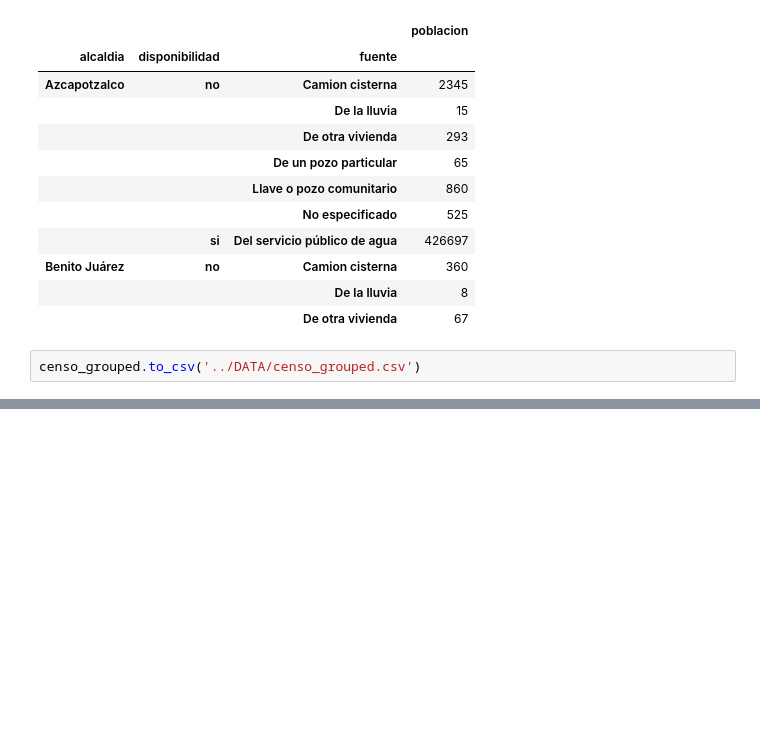
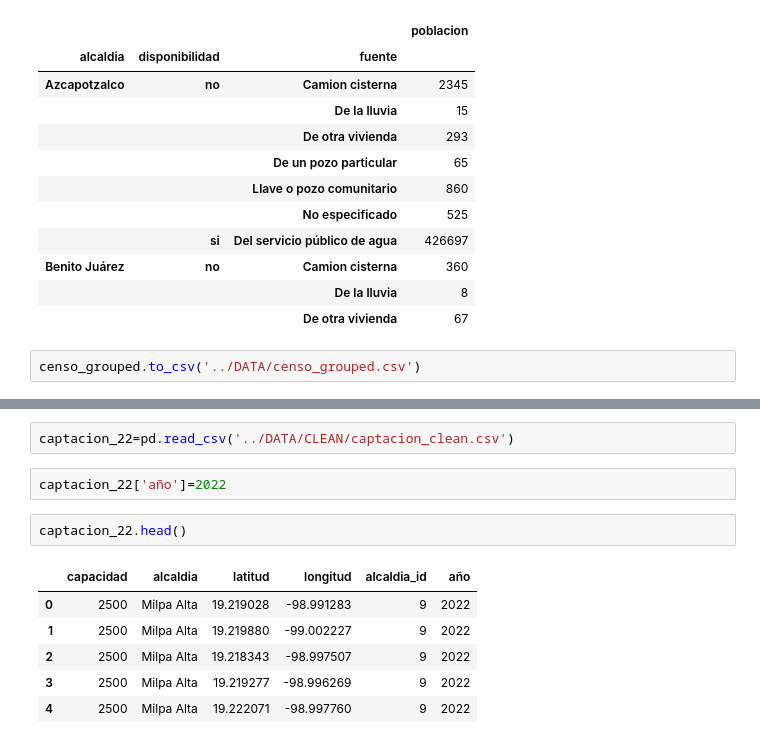
Before and after one commit to Anton-Utray/ETL-EDA, a Jupyter notebook: SRC/Data cleaning.ipynb, the cells around one changed output, grey strips where cells are left out. Drawn from its saved outputs; the diff is of its cells as text; blank space fills up the shorter version.

```diff
--- a/SRC/Data cleaning.ipynb
+++ b/SRC/Data cleaning.ipynb
@@ -70,0 +90,13 @@ censo_grouped.to_csv('../DATA/censo_grouped.csv')
+# %%
+captacion_22=pd.read_csv('../DATA/CLEAN/captacion_clean.csv')
+# %%
+captacion_22['año']=2022
+# %%
+captacion_22.head()
+# %% [output]
+|  | capacidad | alcaldia | latitud | longitud | alcaldia_id | año |
+| 0 | 2500 | Milpa Alta | 19.219028 | -98.991283 | 9 | 2022 |
+| 1 | 2500 | Milpa Alta | 19.219880 | -99.002227 | 9 | 2022 |
+| 2 | 2500 | Milpa Alta | 19.218343 | -98.997507 | 9 | 2022 |
+| 3 | 2500 | Milpa Alta | 19.219277 | -98.996269 | 9 | 2022 |
+| 4 | 2500 | Milpa Alta | 19.222071 | -98.997760 | 9 | 2022 |
```
Also changed, not shown: parts of 30 cells of this notebook, 27 other files.
